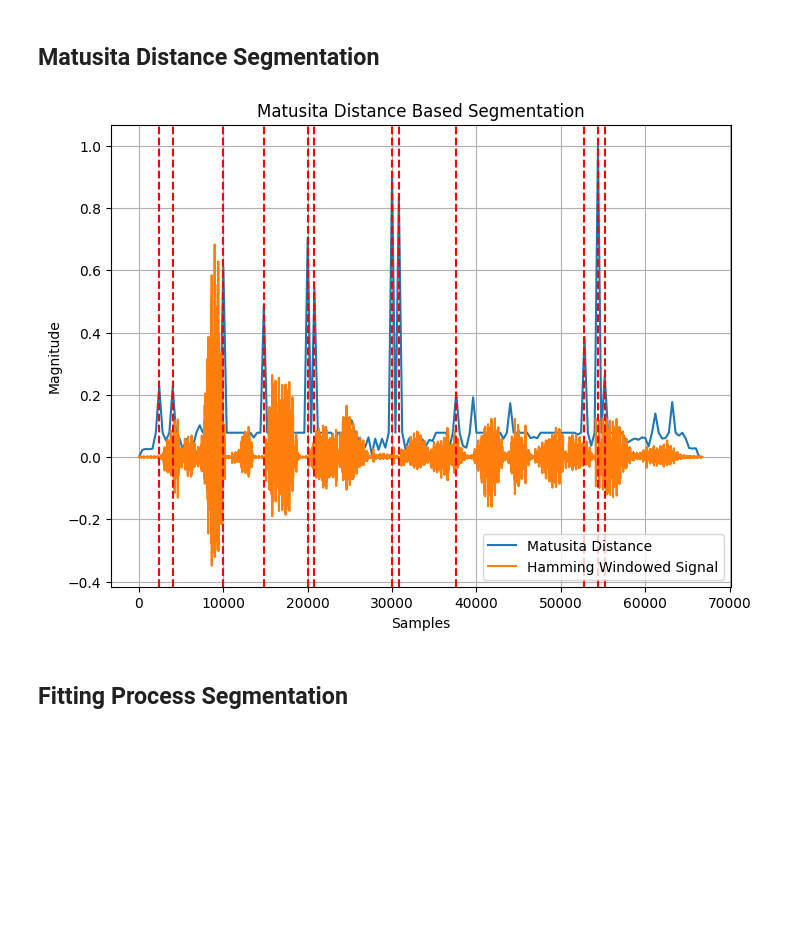
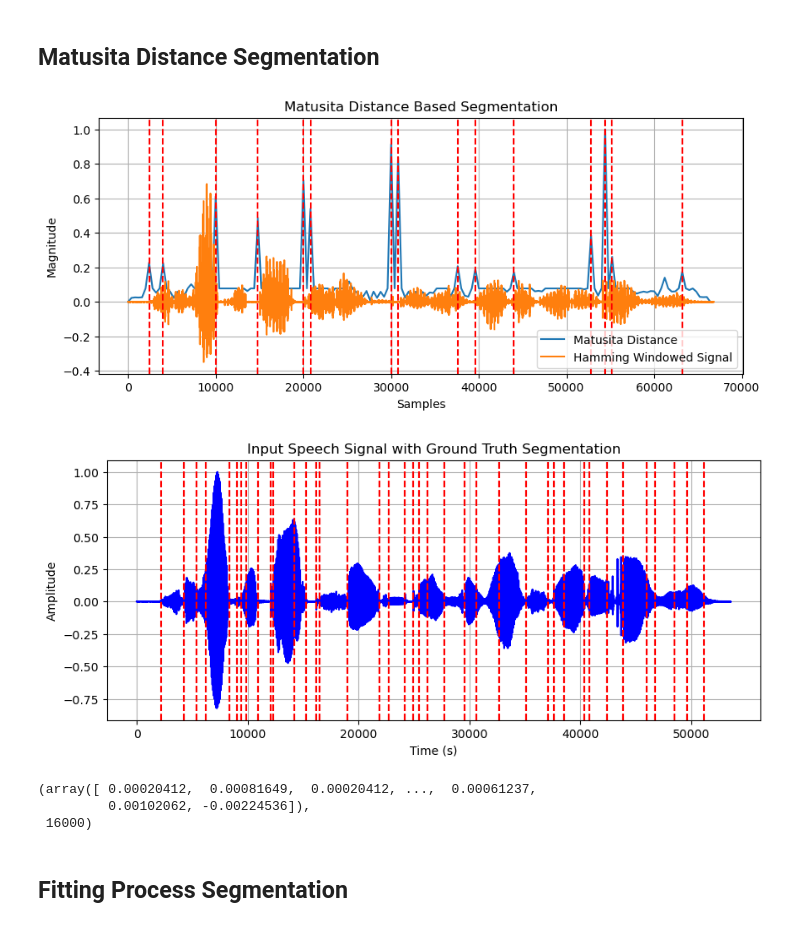
Before and after one commit to shreyachalla/speech-slice, a Jupyter notebook: demo.ipynb, the cells around one changed output. Drawn from its saved outputs; the diff is of its cells as text; code cells hidden in the pictures; blank space fills up the shorter version.

```diff
--- a/demo.ipynb
+++ b/demo.ipynb
@@ -44,28 +40,46 @@ samples_global, sample_rate_global = librosa.load(audio_path_global)
 # %%
 from scipy.io import wavfile
 
-def normalize_and_plot(file_path):
+# compare with ground truth by examining the .phn file
+def compare_ground_truth(wav_file, phn_file):
+    boundaries = []
+    with open(phn_file, "r") as file:
+        # Iterate through each line in the file
+        for line in file:
+            parts = line.split()
+            # Append the extracted numbers to the list
+            boundaries.append(int(parts[0]))
+            boundaries.append(int(parts[1]))
+        samples = boundaries[-1]
+        boundaries = boundaries[2:]
+        boundaries = boundaries[:-2]
+    return boundaries
+
+def normalize_and_plot(audio_file_path, ground_truth_file_path):
 
     # take input
-    sample_rate, audio_data = wavfile.read(file_path)
+    sample_rate, audio_data = wavfile.read(audio_file_path)
 
     # normalize by using the maximum
     # rms normalization has the risk of clipping, so we choose max normalization
 
     # TODO: do this per window's max?
     normalized_data = audio_data / np.max(np.abs(audio_data))
-    time = np.arange(0, len(audio_data)) / sample_rate
 
     # plot the normalized speech signal
     plt.figure(figsize=(10, 4))
-    plt.plot(time, normalized_data, color='b')
+    plt.plot(normalized_data, color='b')
+
+    boundaries = compare_ground_truth(audio_file_path, ground_truth_file_path)
+    for i in range(len(boundaries)):
+        plt.axvline(x=boundaries[i], color='r', linestyle='--')
     plt.xlabel('Time (s)')
     plt.ylabel('Amplitude')
-    plt.title('Input Speech Signal')
+    plt.title('Input Speech Signal with Ground Truth Segmentation')
     plt.grid(True)
     plt.show()
 
     return normalized_data, sample_rate
 
-normalized_data, sample_rate = normalize_and_plot(audio_path_global)
+normalized_data, sample_rate = normalize_and_plot(audio_path_global, "demo_audio/SA1.PHN")
 # %% [output]
@@ -161,9 +191,14 @@ teager_segmentation_boundaries = speechSlice.teager_energy_segmentation(hamming_
 ## Matusita Distance Segmentation
 # %%
 # Matusita distance based segmentation
-matusita_segmentation_boundaries = speechSlice.matusita_dist_segmentation(hamming_short_windows, matusita_threshold=0.2)
+matusita_segmentation_boundaries = speechSlice.matusita_dist_segmentation(hamming_short_windows, matusita_threshold=0.15)
+normalize_and_plot(audio_path_global, "demo_audio/SA1.PHN")
 # %% [output]
-[figure, old version]
+[figure, new version]
+[figure, added]
+(array([ 0.00020412,  0.00081649,  0.00020412, ...,  0.00061237,
+         0.00102062, -0.00224536]),
+ 16000)
 # %% [markdown]
 ## Fitting Process Segmentation
 # %%
```
Also changed, not shown: parts of 14 cells of this notebook, 1 other file.
